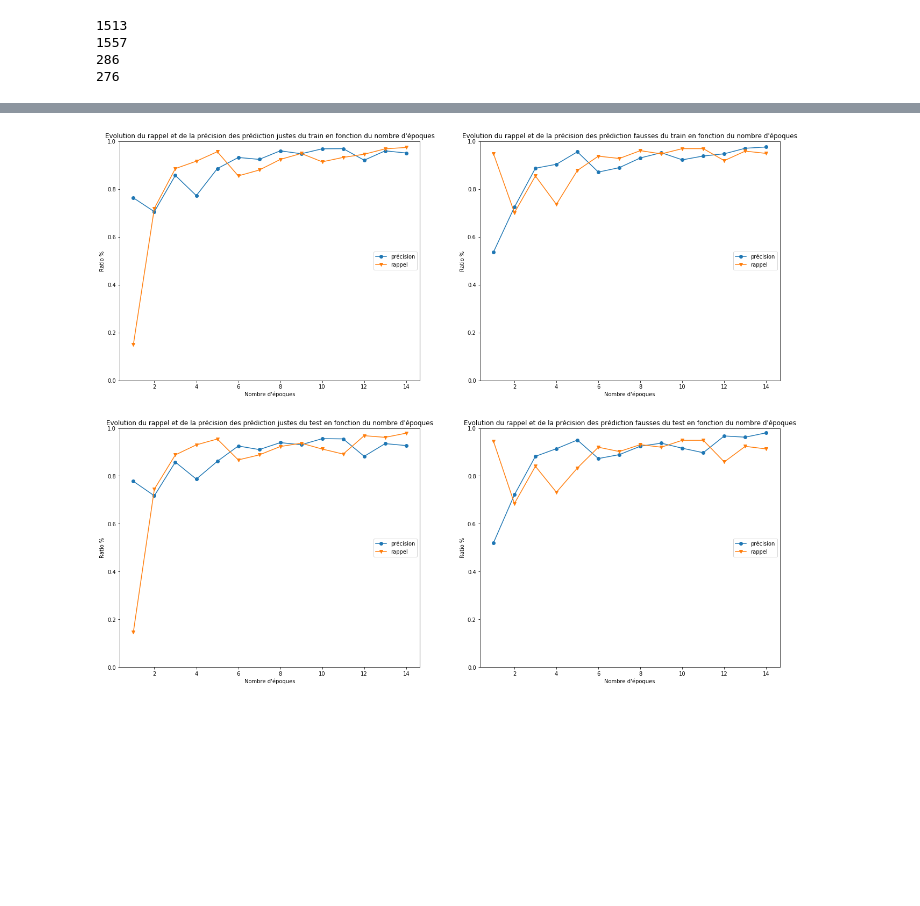
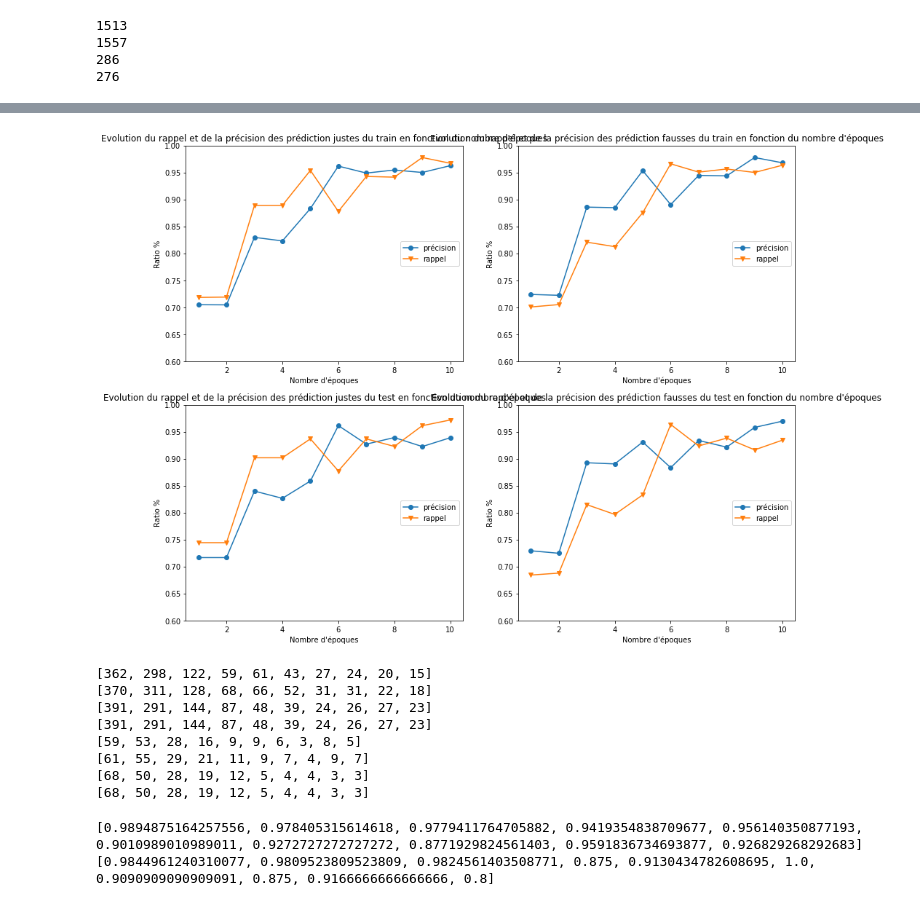
Before and after one commit to NicolasCambon/RNN_UniversalDependencies_FR, a Jupyter notebook: M1_LSTM.ipynb, the cells around one changed output, grey strips where cells are left out. Cells and saved outputs as stored; diff of their text form; code cells hidden in the pictures; blank space fills up the shorter version.

```diff
--- a/M1_LSTM.ipynb
+++ b/M1_LSTM.ipynb
@@ -391,7 +389,7 @@ epochs = []
 
 for i in range (1,11):
   epochs.append(i)
-  model.fit(x_train,y_train,epochs=1,batch_size=5,validation_data=(x_test, y_test))
+  model.fit(x_train,y_train,epochs=1,batch_size=3,validation_data=(x_test, y_test))
 
   vcp_tr, vfp_tr = commun(x_train, nb_indi_vc_tr, nb_indi_vf_tr )
   predic_vrai_tr ,predic_faux_tr = predict(x_train)
@@ -447,45 +425,45 @@ Epoch 1/1
 # %%
 import matplotlib.pyplot as plt
 
-plt.figure(figsize=(22,18))
+plt.figure(figsize=(15,12))
 plt.subplot(221)
 plt.plot(epochs,precision_vraie_train,marker='o',label="précision")
 plt.plot(epochs,rappel_vraie_train,marker='v',label="rappel")
 plt.xlabel("Nombre d'époques")
 plt.ylabel('Ratio %')
-plt.ylim(0,1)
+plt.ylim(0.6,1)
 plt.title("Evolution du rappel et de la précision des prédiction justes du train en fonction du nombre d'époques")
 plt.legend(loc=7)
 
 plt.subplot(222)
 plt.plot(epochs,precision_faux_train,marker='o',label="précision")
 plt.plot(epochs,rappel_faux_train,marker='v',label="rappel")
 plt.xlabel("Nombre d'époques")
 plt.ylabel('Ratio %')
-plt.ylim(0,1)
+plt.ylim(0.6,1)
 plt.title("Evolution du rappel et de la précision des prédiction fausses du train en fonction du nombre d'époques")
 plt.legend(loc=7)
 
 plt.subplot(223)
 plt.plot(epochs,precision_vraie_test,marker='o',label="précision")
 plt.plot(epochs,rappel_vraie_test,marker='v',label="rappel")
 plt.xlabel("Nombre d'époques")
 plt.ylabel('Ratio %')
-plt.ylim(0,1)
+plt.ylim(0.6,1)
 plt.title("Evolution du rappel et de la précision des prédiction justes du test en fonction du nombre d'époques")
 plt.legend(loc=7)
 
 plt.subplot(224)
 plt.plot(epochs,precision_faux_test,marker='o',label="précision")
 plt.plot(epochs,rappel_faux_test,marker='v',label="rappel")
 plt.xlabel("Nombre d'époques")
 plt.ylabel('Ratio %')
-plt.ylim(0,1)
+plt.ylim(0.6,1)
 plt.title("Evolution du rappel et de la précision des prédiction fausses du test en fonction du nombre d'époques")
 plt.legend(loc=7)
 plt.show()
 # %% [output]
-[figure, old version]
+[figure, new version]
 # %%
 def rajout_0 (y_t,ind):
   num0_tr=[]
@@ -506,15 +484,16 @@ ind_te_0 = rajout_0(y_test,ind_te)
 # %%
 def suj_verb_distance (entre,dis,ind,ind_vrai,ind_faux):
   l = model.predict(entre)
-  di = [0]*11
-  tdi = [0]*11
-  di_v = [0]*11
-  tdi_v = [0]*11
-  di_f = [0]*11
-  tdi_f = [0]*11
+  ndi = 10
+  di = [0]*ndi
+  tdi = [0]*ndi
+  di_v = [0]*ndi
+  tdi_v = [0]*ndi
+  di_f = [0]*ndi
+  tdi_f = [0]*ndi
   for i in range(len(l)):
     for j in range(len(dis[i])):
-      if len(dis[i]) != 0 and dis[i][j] < 11:
+      if len(dis[i]) != 0 and dis[i][j] < ndi:
         if ind[i][j] in ind_vrai[i]:
           if argmax(l[i][ind[i][j]]) == 2:
             di[dis[i][j]] += 1
@@ -534,6 +513,11 @@ def suj_verb_distance (entre,dis,ind,ind_vrai,ind_faux):
             tdi[dis[i][j]] += 1
             tdi_v[dis[i][j]] += 1
 
+  print(di_v)
+  print(tdi_v)
+  print(di_f)
+  print(tdi_f)
+
   moy = []
   moy_v = []
   moy_f = []
@@ -545,4 +529,19 @@ def suj_verb_distance (entre,dis,ind,ind_vrai,ind_faux):
 
 di_train,di_train_v,di_train_f = suj_verb_distance(x_train,dis_tr,ind_tr_0,nb_indi_vc_tr, nb_indi_vf_tr)
 di_test,di_test_v,di_test_f = suj_verb_distance(x_test,dis_te,ind_te_0,nb_indi_vc_te, nb_indi_vf_te)
+# %% [output]
+[362, 298, 122, 59, 61, 43, 27, 24, 20, 15]
+[370, 311, 128, 68, 66, 52, 31, 31, 22, 18]
+[391, 291, 144, 87, 48, 39, 24, 26, 27, 23]
+[391, 291, 144, 87, 48, 39, 24, 26, 27, 23]
+[59, 53, 28, 16, 9, 9, 6, 3, 8, 5]
+[61, 55, 29, 21, 11, 9, 7, 4, 9, 7]
+[68, 50, 28, 19, 12, 5, 4, 4, 3, 3]
+[68, 50, 28, 19, 12, 5, 4, 4, 3, 3]
+# %%
+print(di_train)
+print(di_test)
+# %% [output]
+[0.9894875164257556, 0.978405315614618, 0.9779411764705882, 0.9419354838709677, 0.956140350877193, 0.9010989010989011, 0.9272727272727272, 0.8771929824561403, 0.9591836734693877, 0.926829268292683]
+[0.9844961240310077, 0.9809523809523809, 0.9824561403508771, 0.875, 0.9130434782608695, 1.0, 0.9090909090909091, 0.875, 0.9166666666666666, 0.8]
 # %%
```
Also changed, not shown: parts of 4 cells of this notebook.
